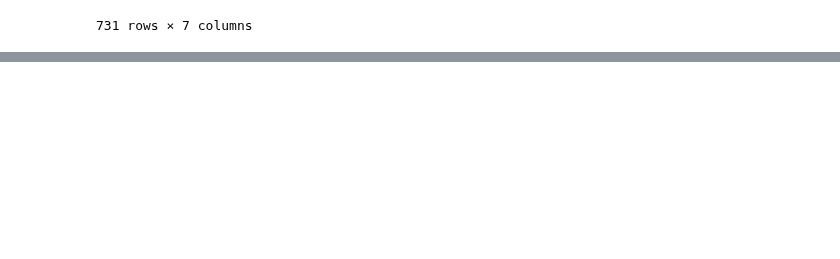
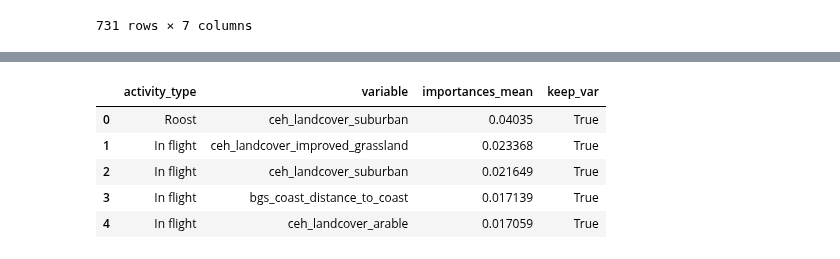
Before and after one commit to MatthewJWhittle/shefflied-bats, a Jupyter notebook: notebooks/modelling/variable-importance.ipynb, the cells around one changed output, grey strips where cells are left out. Cells and saved outputs as stored; diff of their text form; code cells hidden in the pictures; blank space fills up the shorter version.

```diff
--- a/notebooks/modelling/variable-importance.ipynb
+++ b/notebooks/modelling/variable-importance.ipynb
@@ -298,2 +288,23 @@ results_df[
 # %%
 results_df.to_csv(fig_dir / "permutation_importance.csv", index=False)
+# %%
+activity_type_df = (
+    results_df.groupby(["activity_type", "variable"])
+    .importances_mean.mean()
+    .sort_values(ascending=False)
+    .to_frame()
+    .reset_index()
+)
+activity_type_df["keep_var"] = activity_type_df.importances_mean > 0
+
+
+activity_type_df.to_csv(fig_dir / "activity_type_df.csv", index=False)
+
+activity_type_df.head()
+# %% [output]
+|  | activity_type | variable | importances_mean | keep_var |
+| 0 | Roost | ceh_landcover_suburban | 0.04035 | True |
+| 1 | In flight | ceh_landcover_improved_grassland | 0.023368 | True |
+| 2 | In flight | ceh_landcover_suburban | 0.021649 | True |
+| 3 | In flight | bgs_coast_distance_to_coast | 0.017139 | True |
+| 4 | In flight | ceh_landcover_arable | 0.017059 | True |
```
Also changed, not shown: parts of 10 cells of this notebook, 2 other files.
